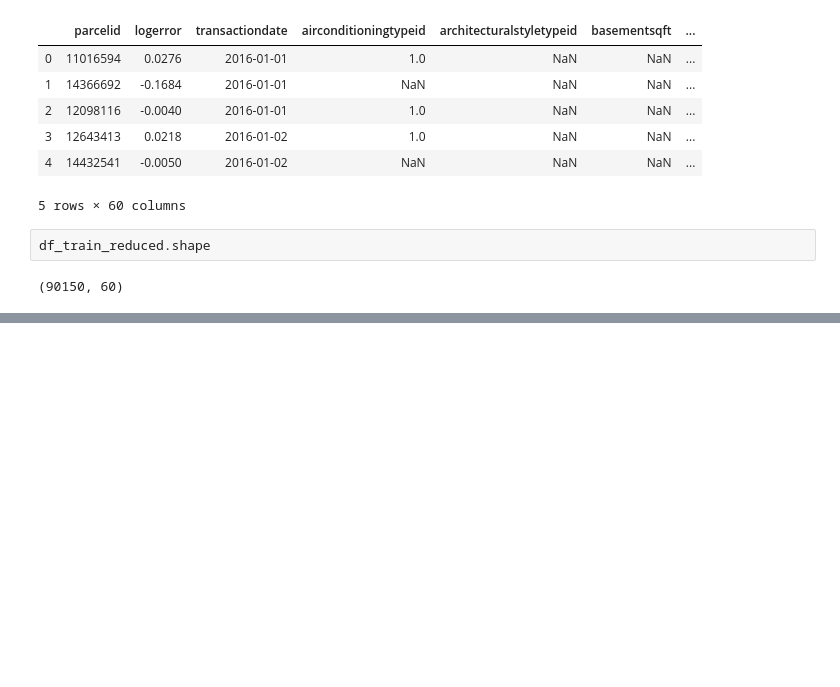
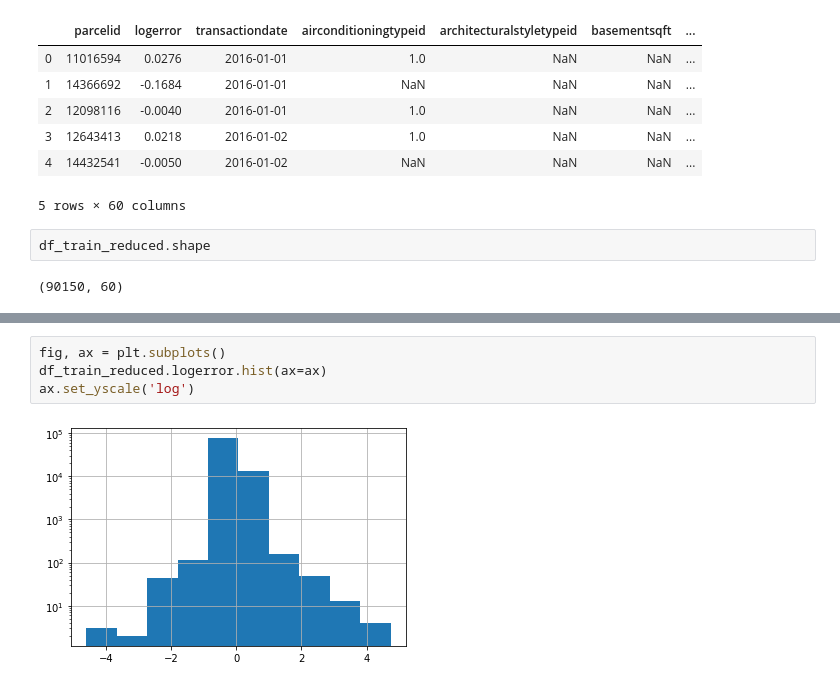
Before and after one commit to sagecodes/zillow-zestimate-kaggle-casestudy, a Jupyter notebook: 01_EDA_Exploratory_Data_Analysis.ipynb, the cells around one changed output, grey strips where cells are left out. Drawn from its saved outputs; the diff is of its cells as text; blank space fills up the shorter version.

```diff
--- a/01_EDA_Exploratory_Data_Analysis.ipynb
+++ b/01_EDA_Exploratory_Data_Analysis.ipynb
@@ -192,0 +321,6 @@ df_train_reduced = filter_duplicate_col(df_train_merged,"parcelid")
+# %%
+fig, ax = plt.subplots()
+df_train_reduced.logerror.hist(ax=ax)
+ax.set_yscale('log')
+# %% [output]
+[figure, added]
```
Also changed, not shown: parts of 12 cells of this notebook, 1 other file.
